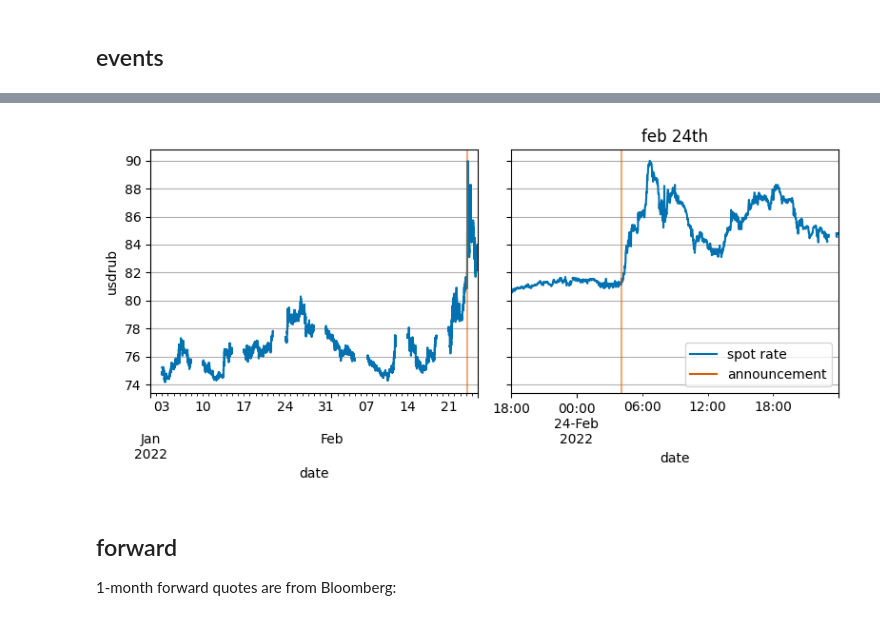
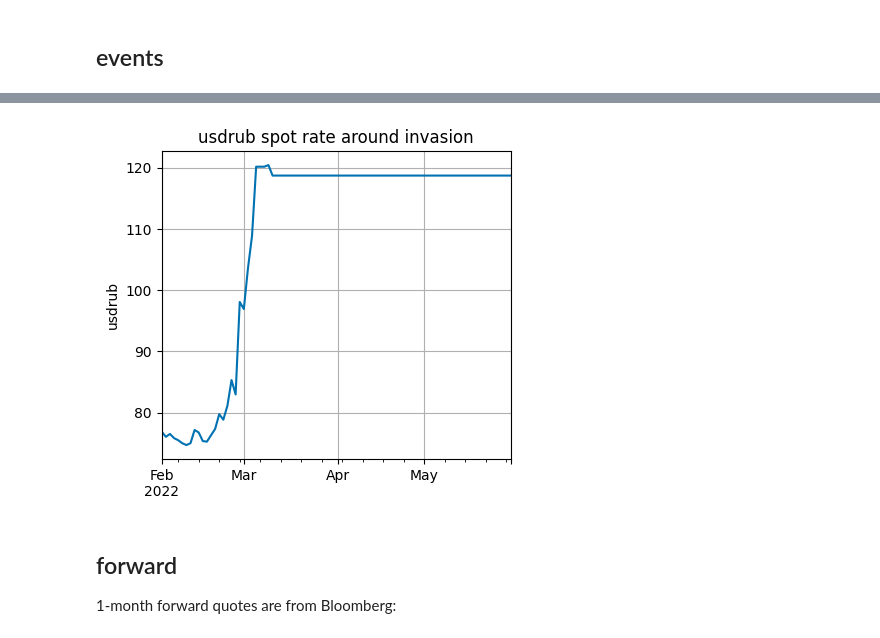
Before and after one commit to ipozdeev/fx-options-ukraine-war, a Jupyter notebook: walkthrough.ipynb, the cells around one changed output, grey strips where cells are left out. Cells and saved outputs as stored; diff of their text form; code cells hidden in the pictures.

Commit message:
mv main figure to walkthrough.ipynb

```diff
--- a/walkthrough.ipynb
+++ b/walkthrough.ipynb
@@ -79,9 +95,14 @@ data_spot = data.query("contract == 'spot'").drop("contract", axis=1)
-# %%
-# plot spot exchange rate dynamics
-plot_spot(data_spot.set_index("date").squeeze())
-plt.show()
-# %% [output]
-[figure, removed]
+# %%
+fig, ax = plt.subplots(figsize=(4.5, 4))
+get_daily_spot_data("data/raw/usdrub-data-d.xlsx").loc["2022-02":"2022-05"]\
+    .plot(ax=ax)
+ax.set_xlabel("", visible=None)
+ax.set_ylabel("usdrub")
+ax.set_title("usdrub spot rate around invasion")
+ax.grid(axis="both")
+plt.show()
+# %% [output]
+[figure, added]
 # %% [markdown]
 ## forward
 1-month forward quotes are from Bloomberg:
```
Also changed, not shown: parts of 25 cells of this notebook, 2 other files.
